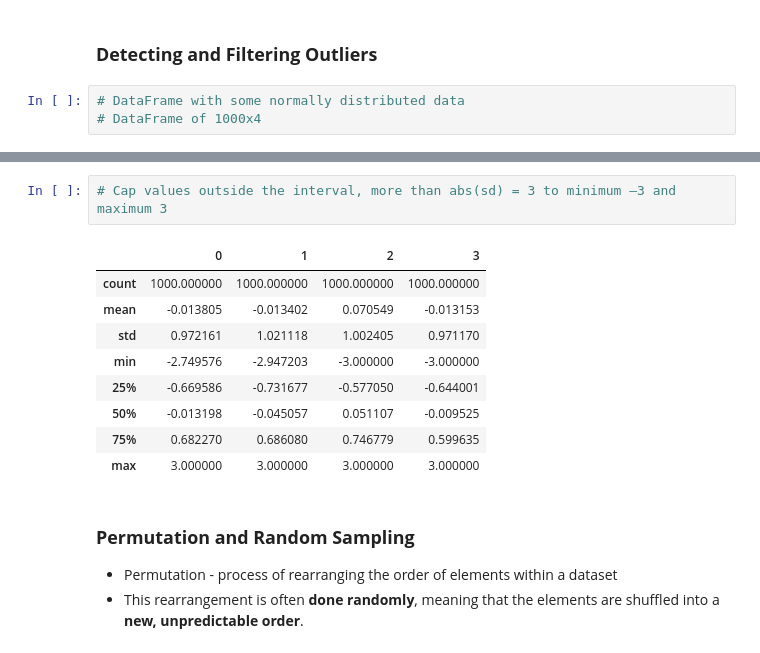
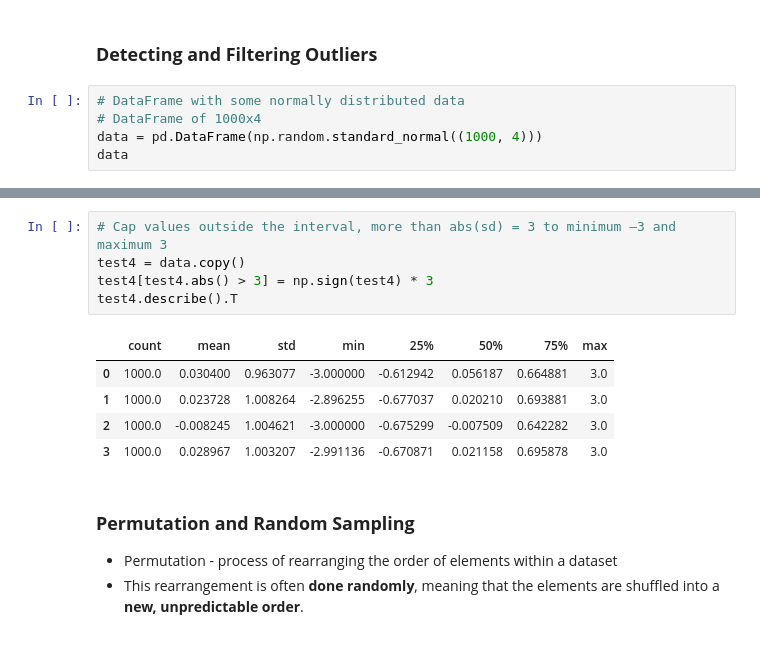
Before and after one commit to hathimazman/Master-Data-Science, a Jupyter notebook: Semester_1/Data_Science/Class Notes/P153146_Week10_DataWrangling_20241215.ipynb, the cells around one changed output, grey strips where cells are left out. Saved outputs shown, nothing was run; the diff lists cells and outputs as text.

```diff
--- a/Semester_1/Data_Science/Class Notes/P153146_Week10_DataWrangling_20241215.ipynb
+++ b/Semester_1/Data_Science/Class Notes/P153146_Week10_DataWrangling_20241215.ipynb
@@ -635,5 +635,7 @@ dtype: int64
 # %%
 # DataFrame with some normally distributed data
 # DataFrame of 1000x4
+data = pd.DataFrame(np.random.standard_normal((1000, 4)))
+data
 # %% [output]
 |  | 0 | 1 | 2 | 3 |
@@ -690,15 +692,14 @@ dtype: float64
 # %%
 # Cap values outside the interval, more than abs(sd) = 3 to minimum –3 and maximum 3
+test4 = data.copy()
+test4[test4.abs() > 3] = np.sign(test4) * 3
+test4.describe().T
 # %% [output]
-|  | 0 | 1 | 2 | 3 |
-| count | 1000.000000 | 1000.000000 | 1000.000000 | 1000.000000 |
-| mean | -0.013805 | -0.013402 | 0.070549 | -0.013153 |
-| std | 0.972161 | 1.021118 | 1.002405 | 0.971170 |
-| min | -2.749576 | -2.947203 | -3.000000 | -3.000000 |
-| 25% | -0.669586 | -0.731677 | -0.577050 | -0.644001 |
-| 50% | -0.013198 | -0.045057 | 0.051107 | -0.009525 |
-| 75% | 0.682270 | 0.686080 | 0.746779 | 0.599635 |
-| max | 3.000000 | 3.000000 | 3.000000 | 3.000000 |
+|  | count | mean | std | min | 25% | 50% | 75% | max |
+| 0 | 1000.0 | 0.030400 | 0.963077 | -3.000000 | -0.612942 | 0.056187 | 0.664881 | 3.0 |
+| 1 | 1000.0 | 0.023728 | 1.008264 | -2.896255 | -0.677037 | 0.020210 | 0.693881 | 3.0 |
+| 2 | 1000.0 | -0.008245 | 1.004621 | -3.000000 | -0.675299 | -0.007509 | 0.642282 | 3.0 |
+| 3 | 1000.0 | 0.028967 | 1.003207 | -2.991136 | -0.670871 | 0.021158 | 0.695878 | 3.0 |
 # %% [markdown]
 ### **Permutation and Random Sampling**
 - Permutation - process of rearranging the order of elements within a dataset
```
Also changed, not shown: parts of 49 cells of this notebook, 20 other files.
